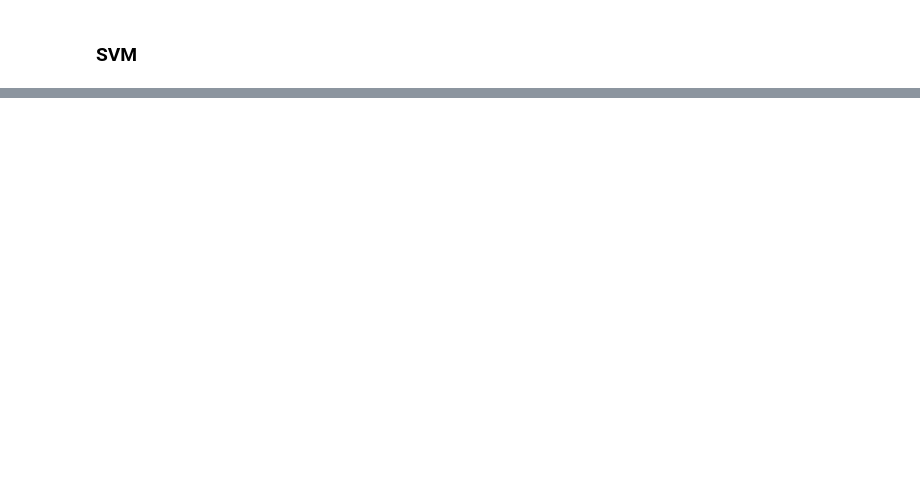
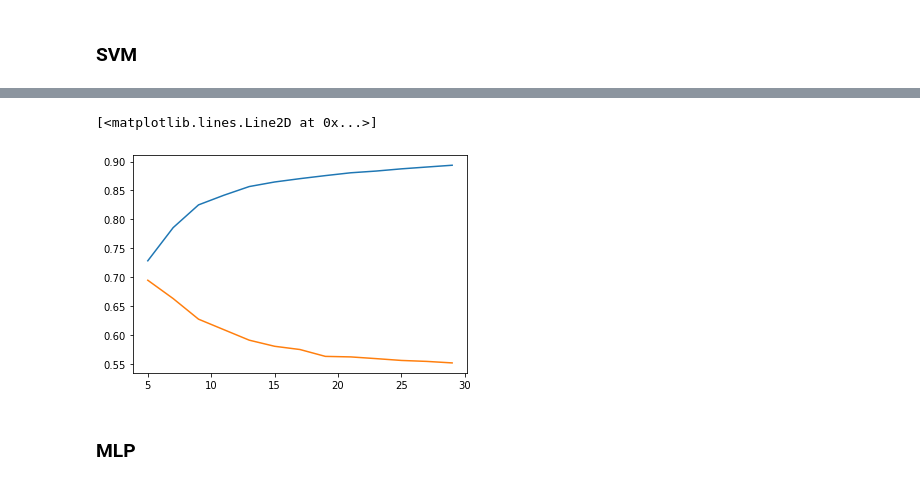
Before and after one commit to qiushuo222/c733-core-services, a Jupyter notebook: model_playground/nn.ipynb, the cells around one changed output, grey strips where cells are left out. Saved outputs shown, nothing was run; the diff lists cells and outputs as text; code cells hidden in the pictures; blank space fills up the shorter version.

```diff
--- a/model_playground/nn.ipynb
+++ b/model_playground/nn.ipynb
@@ -284,0 +364,17 @@ print(train_loss, val_loss)
+# %%
+train_losses = []
+val_losses = []
+neighbors = []
+
+for n in range(5, 30, 2):
+    model = KNeighborsRegressor(n_neighbors=n)
+    model.fit(X_train, y_train)
+    train_pred =  model.predict(X_train)
+    train_loss = mean_squared_error(y_train, train_pred)
+    val_pred = model.predict(X_val)
+    val_loss = mean_squared_error(y_val, val_pred)
+
+    train_losses.append(train_loss)
+    val_losses.append(val_loss)
+    neighbors.append(n)
+    print(n, train_loss, val_loss)
@@ -284,0 +395,8 @@ print(train_loss, val_loss)
+# %%
+plt.plot(neighbors, train_losses)
+plt.plot(neighbors, val_losses)
+# %% [output]
+[<matplotlib.lines.Line2D at 0x...>]
+[figure, added]
+# %% [markdown]
+### MLP
```
Also changed, not shown: parts of 25 cells of this notebook.
